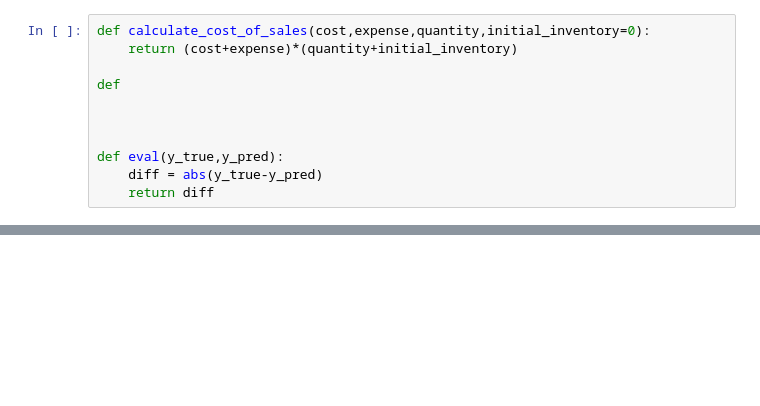
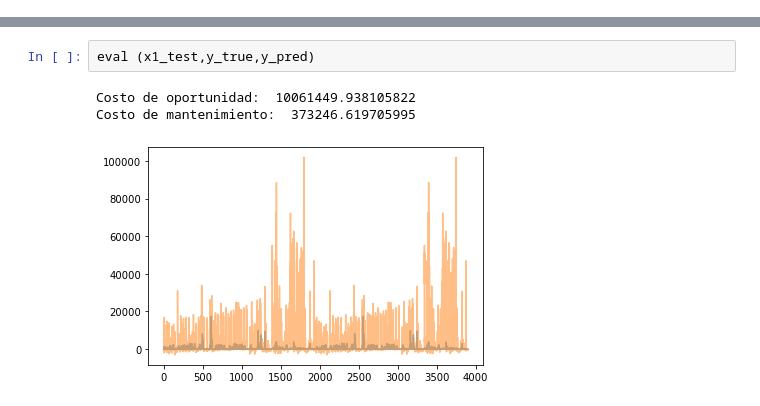
Before and after one commit to Alberto7526/MonografiaGithub, a Jupyter notebook: Pruebas.ipynb, the cells around one changed output, grey strips where cells are left out. Saved outputs shown, nothing was run; the diff lists cells and outputs as text; blank space fills up the shorter version.

```diff
--- a/Pruebas.ipynb
+++ b/Pruebas.ipynb
@@ -147,11 +151,0 @@ plt.show()
-# %%
-def calculate_cost_of_sales(cost,expense,quantity,initial_inventory=0):
-    return (cost+expense)*(quantity+initial_inventory)
-
-def
-
-
-
-def eval(y_true,y_pred):
-    diff = abs(y_true-y_pred)
-    return diff
@@ -157,0 +200,6 @@ def eval(y_true,y_pred):
+# %%
+eval (x1_test,y_true,y_pred)
+# %% [output]
+Costo de oportunidad:  10061449.938105822
+Costo de mantenimiento:  373246.619705995
+[figure, added]
```
Also changed, not shown: parts of 10 cells of this notebook, 1 other file.
